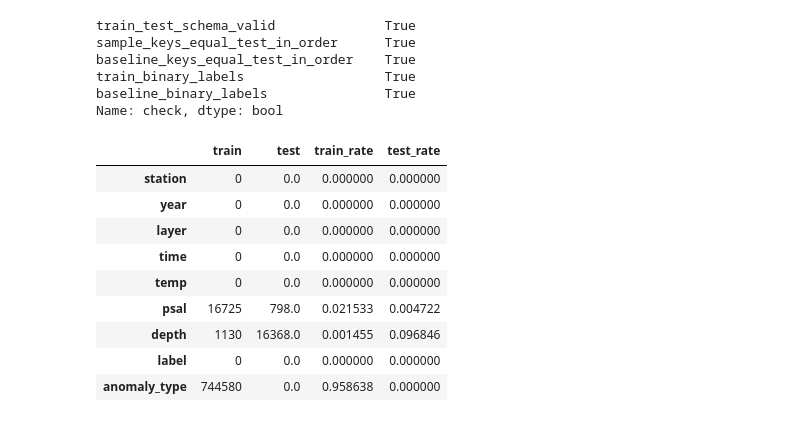
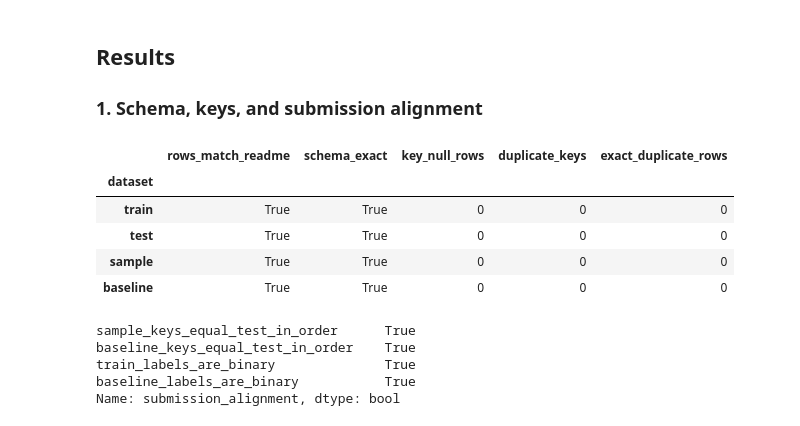
Before and after one commit to choihyunjin1/-oceanaidata_track1, a Jupyter notebook: notebooks/00_p1_reconnaissance.ipynb, the cells around one changed output. Cells and saved outputs as stored; diff of their text form; code cells hidden in the pictures.

```diff
--- a/notebooks/00_p1_reconnaissance.ipynb
+++ b/notebooks/00_p1_reconnaissance.ipynb
@@ -58,47 +138,53 @@ pd.DataFrame({
+# %% [markdown]
+## Results
+
+### 1. Schema, keys, and submission alignment
 # %%
 expected_columns = {
     "train": ["station", "year", "layer", "time", "temp", "psal", "depth", "label", "anomaly_type"],
     "test": ["station", "year", "layer", "time", "temp", "psal", "depth"],
     "sample": ["station", "year", "layer", "time", "label", "anomaly_type"],
     "baseline": ["station", "year", "layer", "time", "label", "anomaly_type"],
 }
-for name, df in frames.items():
-    assert list(df.columns) == expected_columns[name]
-    assert not df[KEY].isna().any().any()
-    assert not df.duplicated(KEY).any()
+expected_rows = {"train": 776_706, "test": 169_011, "sample": 169_011, "baseline": 169_011}
 
+schema_profile = []
+for name, frame in frames.items():
+    record = {
+        "dataset": name,
+        "rows_match_readme": len(frame) == expected_rows[name],
+        "schema_exact": list(frame.columns) == expected_columns[name],
+        "key_null_rows": int(frame[KEY].isna().any(axis=1).sum()),
+        "duplicate_keys": int(frame.duplicated(KEY).sum()),
+        "exact_duplicate_rows": int(frame.duplicated().sum()),
+    }
+    schema_profile.append(record)
+    assert record["rows_match_readme"]
+    assert record["schema_exact"]
+    assert record["key_null_rows"] == 0
+    assert record["duplicate_keys"] == 0
+
+assert set(train["label"].dropna().unique()) <= {0, 1}
+assert set(baseline["label"].dropna().unique()) <= {0, 1}
 assert sample[KEY].equals(test[KEY])
 assert baseline[KEY].equals(test[KEY])
-assert set(train["label"].unique()) <= {0, 1}
-assert set(baseline["label"].unique()) <= {0, 1}
 
+display(pd.DataFrame(schema_profile).set_index("dataset"))
 pd.Series({
-    "train_test_schema_valid": True,
     "sample_keys_equal_test_in_order": sample[KEY].equals(test[KEY]),
     "baseline_keys_equal_test_in_order": baseline[KEY].equals(test[KEY]),
-    "train_binary_labels": set(train["label"].unique()) <= {0, 1},
-    "baseline_binary_labels": set(baseline["label"].unique()) <= {0, 1},
-}, name="check")
+    "train_labels_are_binary": set(train["label"].dropna().unique()) <= {0, 1},
+    "baseline_labels_are_binary": set(baseline["label"].dropna().unique()) <= {0, 1},
+}, name="submission_alignment")
 # %% [output]
+|  | rows_match_readme | schema_exact | key_null_rows | duplicate_keys | exact_duplicate_rows |
+| dataset |  |  |  |  |  |
+| train | True | True | 0 | 0 | 0 |
+| test | True | True | 0 | 0 | 0 |
+| sample | True | True | 0 | 0 | 0 |
+| baseline | True | True | 0 | 0 | 0 |
-train_test_schema_valid              True
 sample_keys_equal_test_in_order      True
 baseline_keys_equal_test_in_order    True
-train_binary_labels                  True
-baseline_binary_labels               True
-Name: check, dtype: bool
+train_labels_are_binary              True
+baseline_labels_are_binary           True
+Name: submission_alignment, dtype: bool
-# %%
-missing = pd.concat({name: df.isna().sum() for name, df in {"train":train, "test":test}.items()}, axis=1)
-missing["train_rate"] = missing["train"] / len(train)
-missing["test_rate"] = missing["test"] / len(test)
-missing.fillna(0)
-# %% [output]
-|  | train | test | train_rate | test_rate |
-| station | 0 | 0.0 | 0.000000 | 0.000000 |
-| year | 0 | 0.0 | 0.000000 | 0.000000 |
-| layer | 0 | 0.0 | 0.000000 | 0.000000 |
-| time | 0 | 0.0 | 0.000000 | 0.000000 |
-| temp | 0 | 0.0 | 0.000000 | 0.000000 |
-| psal | 16725 | 798.0 | 0.021533 | 0.004722 |
-| depth | 1130 | 16368.0 | 0.001455 | 0.096846 |
-| label | 0 | 0.0 | 0.000000 | 0.000000 |
-| anomaly_type | 744580 | 0.0 | 0.958638 | 0.000000 |
```
Also changed, not shown: parts of 26 cells of this notebook, 59 other files.
